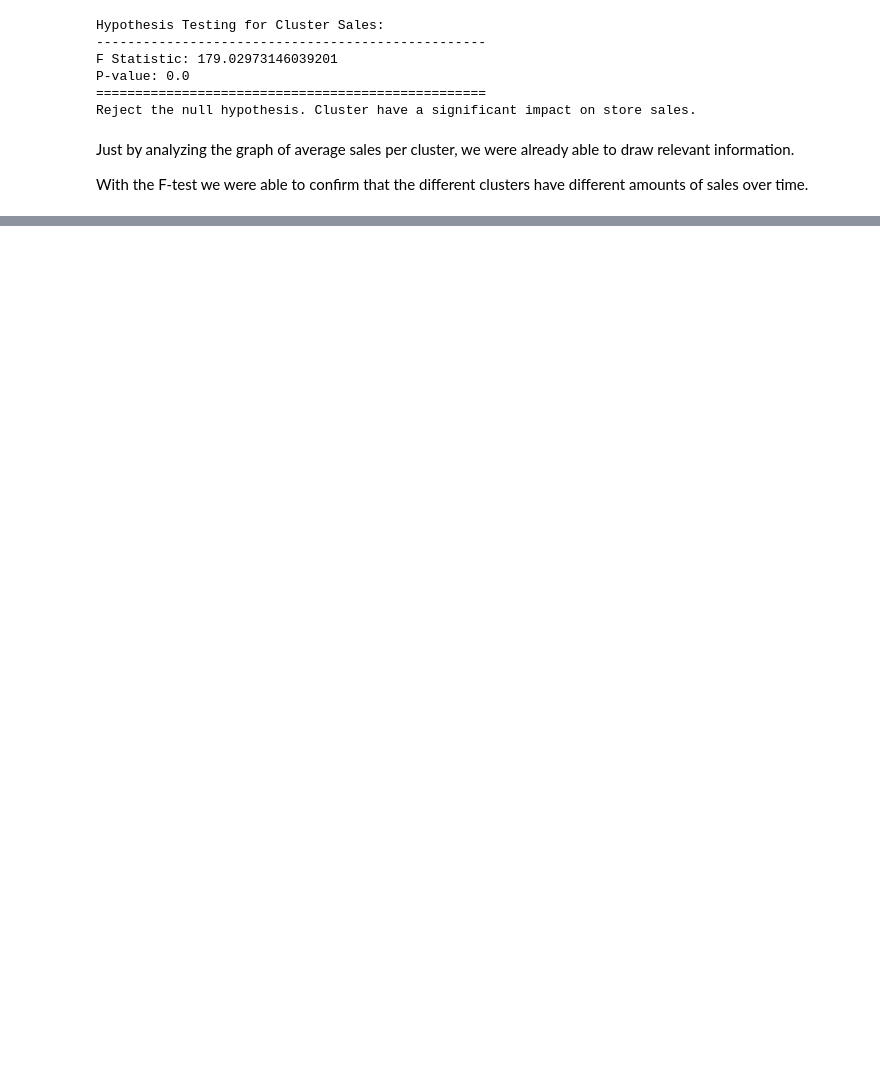
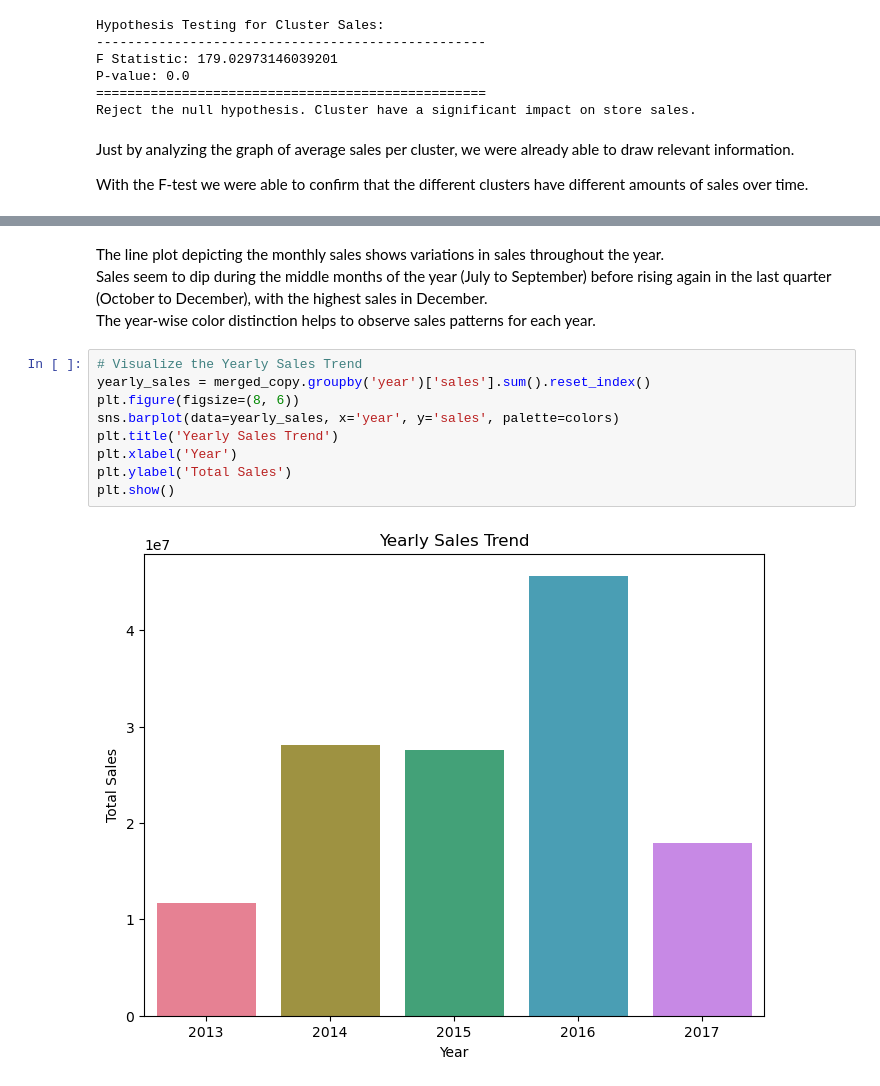
Before and after one commit to edmar-bevilaqua/store-sales-tsf-kaggle-competition, a Jupyter notebook: store-sales-tsf.ipynb, the cells around one changed output, grey strips where cells are left out. Saved outputs shown, nothing was run; the diff lists cells and outputs as text; blank space fills up the shorter version.

```diff
--- a/store-sales-tsf.ipynb
+++ b/store-sales-tsf.ipynb
@@ -1124,0 +1172,15 @@ With the F-test we were able to confirm that the different clusters have differe
+# %% [markdown]
+The line plot depicting the monthly sales shows variations in sales throughout the year.
+Sales seem to dip during the middle months of the year (July to September) before rising again in the last quarter (October to December), with the highest sales in December.
+The year-wise color distinction helps to observe sales patterns for each year.
+# %%
+# Visualize the Yearly Sales Trend
+yearly_sales = merged_copy.groupby('year')['sales'].sum().reset_index()
+plt.figure(figsize=(8, 6))
+sns.barplot(data=yearly_sales, x='year', y='sales', palette=colors)
+plt.title('Yearly Sales Trend')
+plt.xlabel('Year')
+plt.ylabel('Total Sales')
+plt.show()
+# %% [output]
+[figure, added]
```
Also changed, not shown: parts of 15 cells of this notebook.
